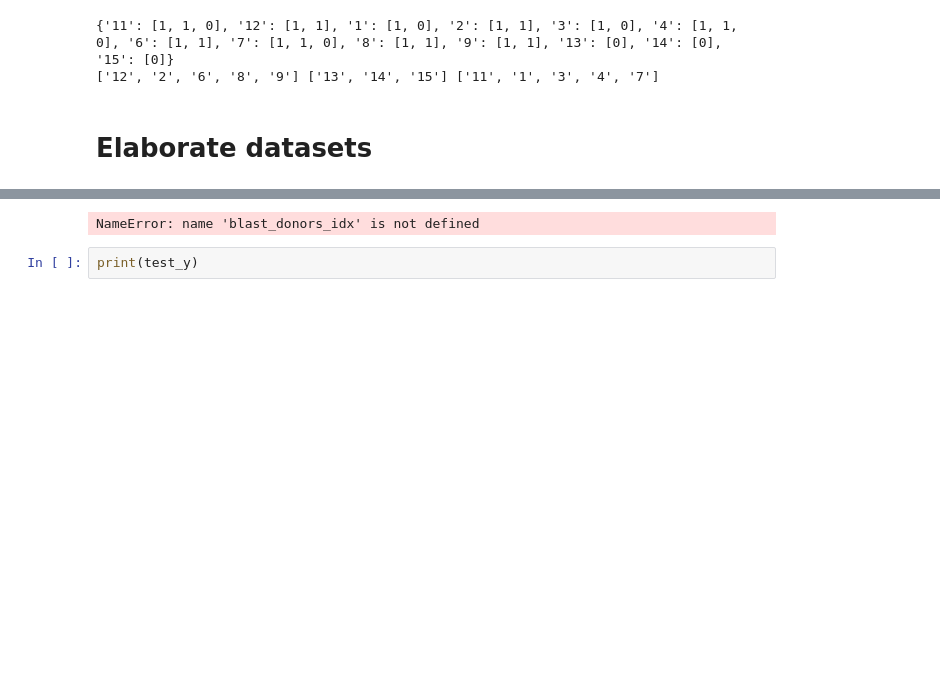
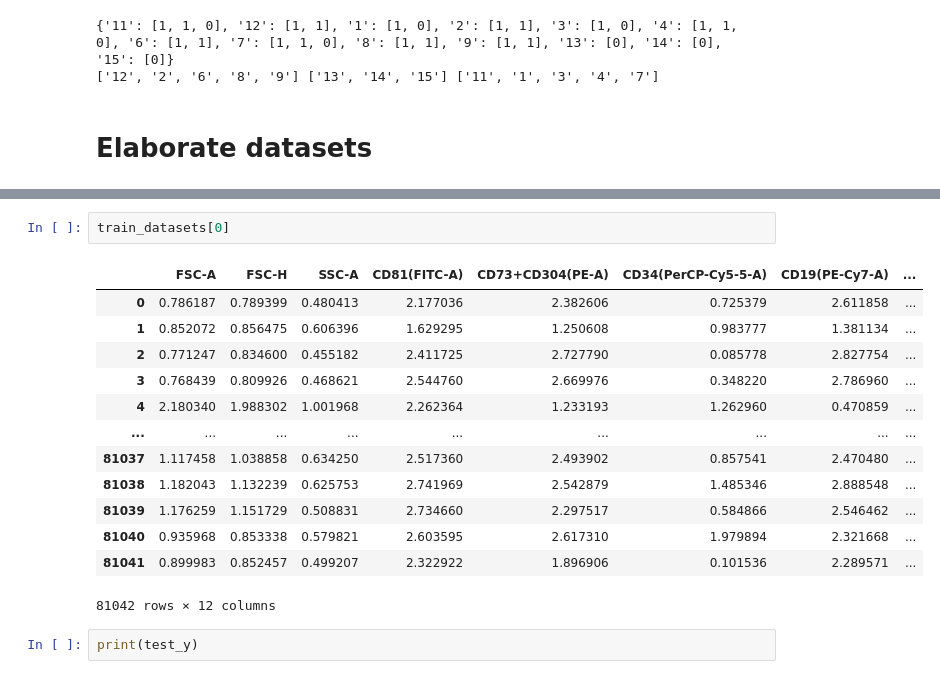
Before and after one commit to enricodidoli-source/master-thesis, a Jupyter notebook: CellCNN/CellCNN_restructured.ipynb, the cells around one changed output, grey strips where cells are left out. Drawn from its saved outputs; the diff is of its cells as text; blank space fills up the shorter version.

```diff
--- a/CellCNN/CellCNN_restructured.ipynb
+++ b/CellCNN/CellCNN_restructured.ipynb
@@ -168,8 +168,21 @@ Extracting data...
 [6, 7, 10, 11, 2, 19, 20, 21, 12, 13]
 Generating Subsamples...
 # %%
+train_datasets[0]
 # %% [output]
+|  | FSC-A | FSC-H | SSC-A | CD81(FITC-A) | CD73+CD304(PE-A) | CD34(PerCP-Cy5-5-A) | CD19(PE-Cy7-A) | ... |
+| 0 | 0.786187 | 0.789399 | 0.480413 | 2.177036 | 2.382606 | 0.725379 | 2.611858 | ... |
+| 1 | 0.852072 | 0.856475 | 0.606396 | 1.629295 | 1.250608 | 0.983777 | 1.381134 | ... |
+| 2 | 0.771247 | 0.834600 | 0.455182 | 2.411725 | 2.727790 | 0.085778 | 2.827754 | ... |
+| 3 | 0.768439 | 0.809926 | 0.468621 | 2.544760 | 2.669976 | 0.348220 | 2.786960 | ... |
+| 4 | 2.180340 | 1.988302 | 1.001968 | 2.262364 | 1.233193 | 1.262960 | 0.470859 | ... |
+| ... | ... | ... | ... | ... | ... | ... | ... | ... |
+| 81037 | 1.117458 | 1.038858 | 0.634250 | 2.517360 | 2.493902 | 0.857541 | 2.470480 | ... |
+| 81038 | 1.182043 | 1.132239 | 0.625753 | 2.741969 | 2.542879 | 1.485346 | 2.888548 | ... |
+| 81039 | 1.176259 | 1.151729 | 0.508831 | 2.734660 | 2.297517 | 0.584866 | 2.546462 | ... |
+| 81040 | 0.935968 | 0.853338 | 0.579821 | 2.603595 | 2.617310 | 1.979894 | 2.321668 | ... |
+| 81041 | 0.899983 | 0.852457 | 0.499207 | 2.322922 | 1.896906 | 0.101536 | 2.289571 | ... |
-NameError: name 'blast_donors_idx' is not defined
+81042 rows × 12 columns
 # %%
 print(test_y)
 # %% [output]
```
Also changed, not shown: parts of 3 cells of this notebook, 7 other files.
